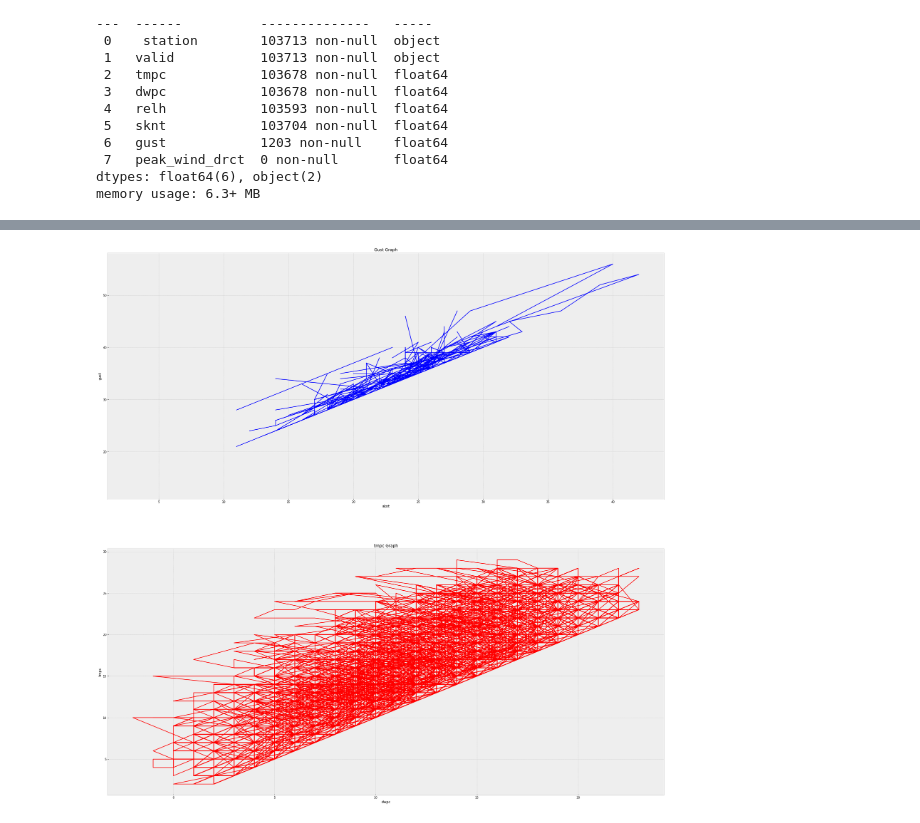
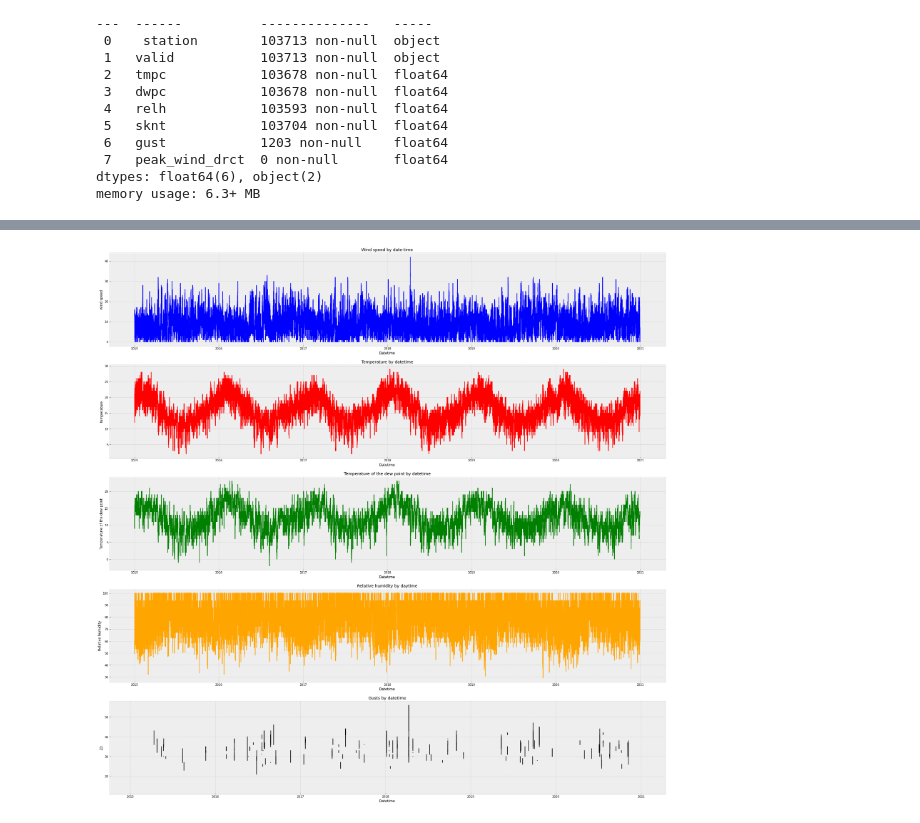
Before and after one commit to Vikentiij/MSA2022.Phase2.DataScience, a Jupyter notebook: weather_eda.ipynb, the cells around one changed output, grey strips where cells are left out. Cells and saved outputs as stored; diff of their text form; code cells hidden in the pictures.

```diff
--- a/weather_eda.ipynb
+++ b/weather_eda.ipynb
@@ -98,20 +131,36 @@ sns.heatmap(dataset.corr(), annot=True, square=True)
 # %%
+
 plt.style.use("bmh")
-fig, (ax1,ax2) = plt.subplots(nrows=2, ncols=1, squeeze=True)
+fig, (ax1,ax2,ax3,ax4,ax5) = plt.subplots(nrows=5, ncols=1, squeeze=True)
 
-ax1.plot(dataset["sknt"], dataset["gust"], color="blue")
-ax1.set_title("Gust Graph")
-ax1.set_xlabel("sknt")
-ax1.set_ylabel("gust")
+ax1.plot(dataset["valid"], dataset["sknt"], color="blue")
+ax1.set_title("Wind speed by date-time")
+ax1.set_xlabel("Datetime")
+ax1.set_ylabel("wind speed")
 
-ax2.plot(dataset["dwpc"], dataset["tmpc"], color="red")
-ax2.set_title("tmpc Graph")
-ax2.set_xlabel("dwpc")
-ax2.set_ylabel("tmpc")
+ax2.plot(dataset["valid"], dataset["tmpc"], color="red")
+ax2.set_title("Temperature by datetime")
+ax2.set_xlabel("Datetime")
+ax2.set_ylabel("temperature")
+
+ax3.plot(dataset["valid"], dataset["dwpc"], color="green")
+ax3.set_title("Temperature of the dew point by datetime")
+ax3.set_xlabel("Datetime")
+ax3.set_ylabel("Temperature of the dew point")
+
+ax4.plot(dataset["valid"], dataset["relh"], color="orange")
+ax4.set_title("Relative humidity by daytime")
+ax4.set_xlabel("Datetime")
+ax4.set_ylabel("Relative humidity")
+
+ax5.plot(dataset["valid"], dataset["gust"], color="black")
+ax5.set_title("Gusts by datetime")
+ax5.set_xlabel("Datetime")
+ax5.set_ylabel("Z3")
 
 
 
 fig.set_size_inches(35,35)
 fig.show()
 # %% [output]
-[figure, old version]
+[figure, new version]
```
Also changed, not shown: parts of 5 cells of this notebook, 1 other file.
